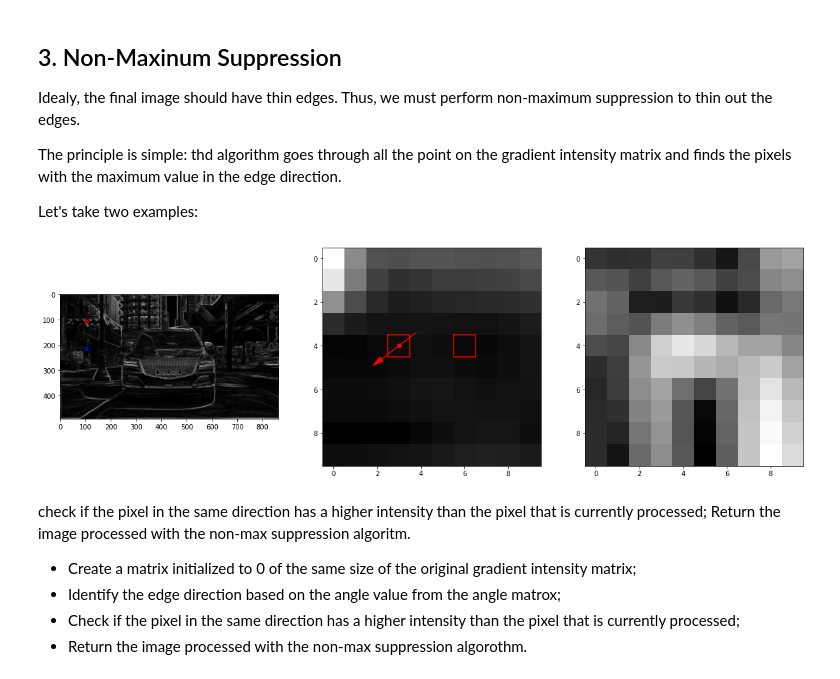
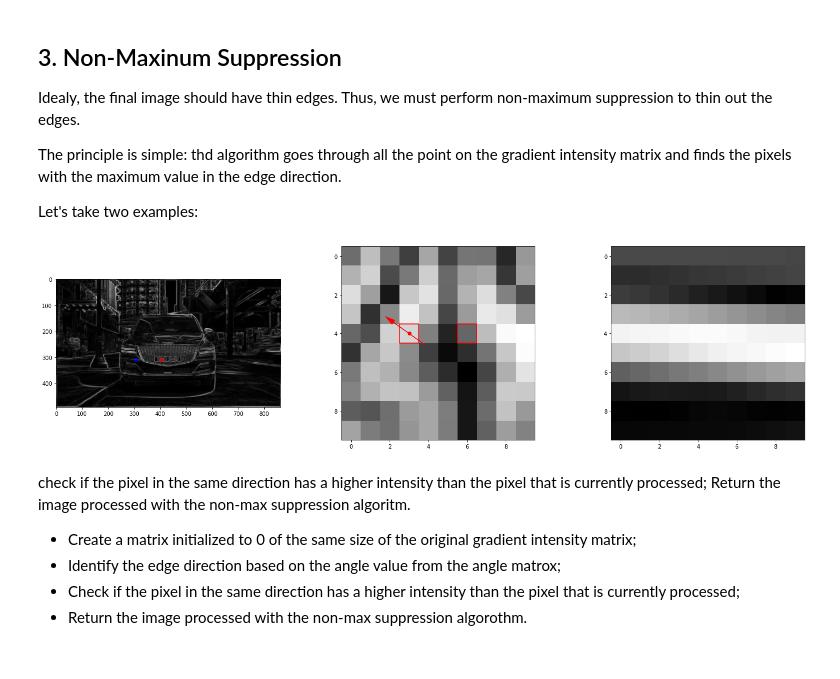
Before and after one commit to mckang6113875/AP_Test_OPEN, a Jupyter notebook: Image_Processing_edit1.ipynb, the cells around one changed output. Drawn from its saved outputs; the diff is of its cells as text; code cells hidden in the pictures.

```diff
--- a/Image_Processing_edit1.ipynb
+++ b/Image_Processing_edit1.ipynb
@@ -155,38 +162,39 @@ Let's take two examples:
 # %%
 # for testing
 # two sampe cases for easy understanding
-sPt = [102, 100, 210, 100] # y1,x1, y2, x2
+## sPt = [102, 100, 210, 100] # y1,x1, y2, x2
+sPt = [305, 400, 305, 300] # y1,x1, y2, x2
 sSize = 10
 f1 = gradMag[sPt[0]:sPt[0]+sSize, sPt[1]:sPt[1]+sSize]
 th1 = gradDir[sPt[0]:sPt[0]+sSize, sPt[1]:sPt[1]+sSize]
 f2 = gradMag[sPt[2]:sPt[2]+sSize, sPt[3]:sPt[3]+sSize]
 th2 = gradDir[sPt[2]:sPt[2]+sSize, sPt[3]:sPt[3]+sSize]
 
 def drawBox(ax, xp, yp, size, color):
     ax.plot([xp, xp+size, xp+size, xp, xp], [yp, yp, yp+size, yp+size, yp], color=color)
 
 def drawArrow(ax, xp, yp, length, theta, color):
     hl = length /2 #half length of arrow
     dx = np.cos(theta)
     dy = -np.sin(theta) #Minus due to the reverse y-axis
     ax.scatter([xp], [yp], color=color)
     ax.arrow(xp-hl*dx, yp-hl*dy, length*dx, length*dy, head_width=0.25, head_length=0.5, color=color)
 
-fig, axs = plt.subplots(1,3,figsize=(20, 6.5))
+fig, axs = plt.subplots(1,3,figsize=(25, 6.5))
 axs[0].imshow(gradMag, cmap='gray')
 drawBox(axs[0], sPt[1], sPt[0], sSize, 'red')
 drawBox(axs[0], sPt[3], sPt[2], sSize, 'blue')
 
 axs[1].imshow(f1, cmap= 'gray')
 pts = [3,4,6,4] # x1, y1, x2, y2
 drawBox(axs[1], pts[0]-0.5, pts[1]-0.5,1, 'red')
 drawArrow(axs[1], pts[0], pts[1], 2, th1[pts[1], pts[0]], 'red')
 drawBox(axs[1], pts[2]-0.5, pts[3]-0.5, 1, 'red')
 
 axs[2].imshow(f2, cmap='gray')
 plt.show()
 # %% [output]
-[figure, old version]
+[figure, new version]
 # %% [markdown]
 check if the pixel in the same direction has a higher intensity than the pixel that is currently processed;
 Return the image processed with the non-max suppression algoritm.
```
Also changed, not shown: parts of 10 cells of this notebook.
